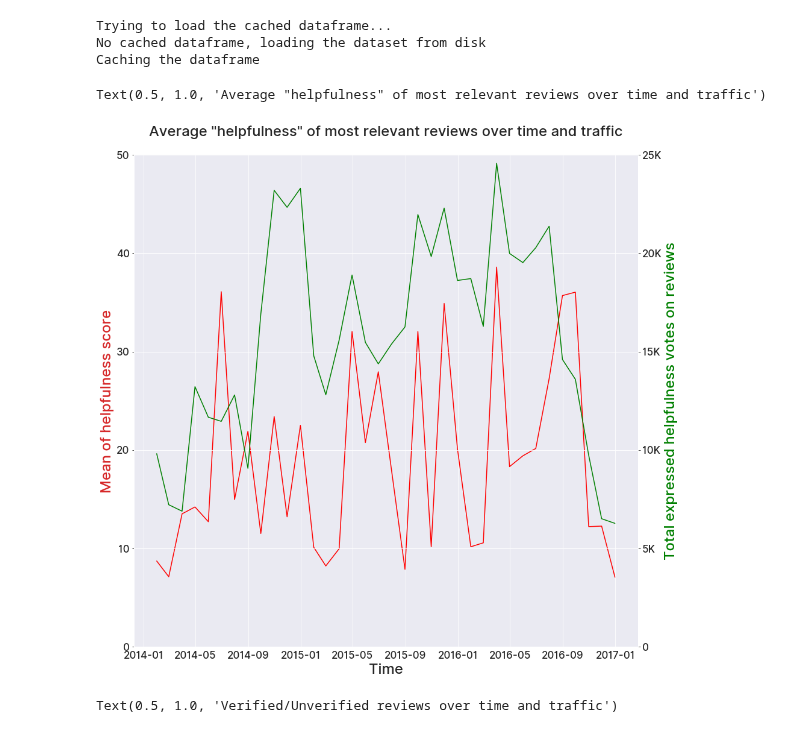
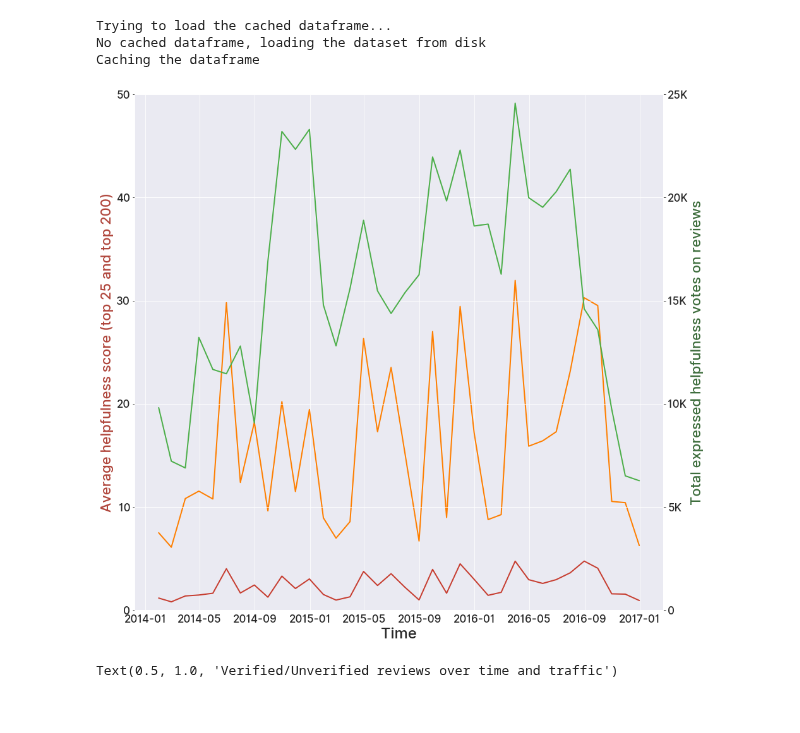
Before and after one commit to avivace/reviews-sentiment, a Jupyter notebook: scripts/exploration2.ipynb, the cells around one changed output. Drawn from its saved outputs; the diff is of its cells as text; code cells hidden in the pictures.

Commit message:
Improve, fix and style Figure 1b

```diff
--- a/scripts/exploration2.ipynb
+++ b/scripts/exploration2.ipynb
@@ -41,7 +41,7 @@ figOutputPath = Path("../figures/")
 from pandas.plotting import register_matplotlib_converters
 register_matplotlib_converters()
 # %%
-# Time series Figure 1: Reviews helpfullnes over time and vote use
+# Time series Figure 1b: Reviews helpfullnes over time and vote use
 
 # Reset the figure
 fig, ax1 = plt.subplots(figsize=(15, 15))
@@ -61,41 +61,48 @@ timegrouped = df2.groupby(Grouper(key='unixReviewTime', freq='1M'))
 # List resulting groups
 # grouped_df.groups.keys()
 
 # Cumulative sum reviews during time
 timegrouped.size().cumsum().reset_index(name="Count").set_index('unixReviewTime')
 
 # Keep the 25 most helpful reviews per each period of time (1M)
-top25time = timegrouped.head(20)
+top25time = timegrouped.head(25)
+top200time = timegrouped.head(200)
 
 # Regroup
 top25time = top25time.groupby(Grouper(key='unixReviewTime', freq='1M'))
+top200time = top200time.groupby(Grouper(key='unixReviewTime', freq='1M'))
 
 # Plot the mean of helpfulness score on each period
 color = 'tab:red'
 ax1.set_xlabel('Time', size=24, fontweight=500)
-ax1.set_ylabel('Mean of helpfulness score', color=color, size=24, fontweight=500)
+ax1.set_ylabel('Average helpfulness score (top 25 and top 200)', color="#B0453B", size=22, fontweight=500)
 
 # Plot 1: Average 'vote' score of the top 25 reviews
-ax1.plot(top25time["vote"].mean(), color="red")
+ax1.plot(top25time["vote"].mean(), color="#FF7F00",linewidth=2.0)
+
+ax3 = ax1.twinx()
+ax1.plot(top200time["vote"].mean(), color="#C73E31",linewidth=2.0)
 
 # We're plotting in the same time series
 ax2 = ax1.twinx()
 
 # Plot 2: Total amount of casted votes on reviews
-ax2.plot(timegrouped["vote"].sum(), color="green")
+ax2.plot(timegrouped["vote"].sum(), color="#4DAF4A", linewidth=2.0)
 
 # Style the figure and tune the axis ranges
 ax1.set_ylim([0,50])
 ax2.set_ylim([0,25000])
-ax2.set_ylabel('Total expressed helpfulness votes on reviews', color="green", size=24, fontweight=500)
+ax2.set_ylabel('Total expressed helpfulness votes on reviews', color="#3D6D3C", size=22, fontweight=500)
 ax2.set_yticks([0, 5000, 10000, 15000,20000,25000])
 ax2.set_yticklabels(["0", "5K", "10K", "15K", "20K", "25K"])
+ax3.set_yticks([])
 
 # Set title
-ax1.set_title('Average "helpfulness" of most relevant reviews over time and traffic', fontsize=24, fontweight=500, pad=32)
+#ax1.set_title('Average "helpfulness" of 25 and 200 most relevant reviews over time and traffic', fontsize=23, fontweight=500, pad=32)
+
+ax1.figure.savefig(figOutputPath / '1_avg_help_25_100_traffic.svg', format='svg')
 # %% [output]
-Text(0.5, 1.0, 'Average "helpfulness" of most relevant reviews over time and traffic')
-[figure, old version]
+[figure, new version]
 # %%
 # Time series Figure 2:
 
```
